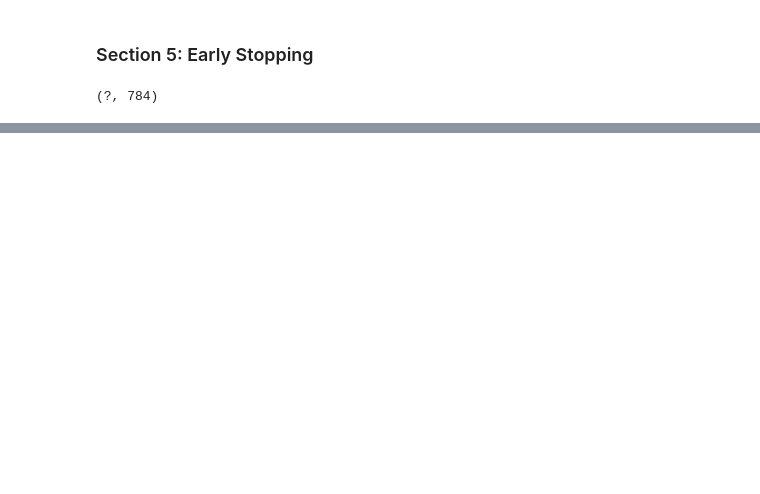
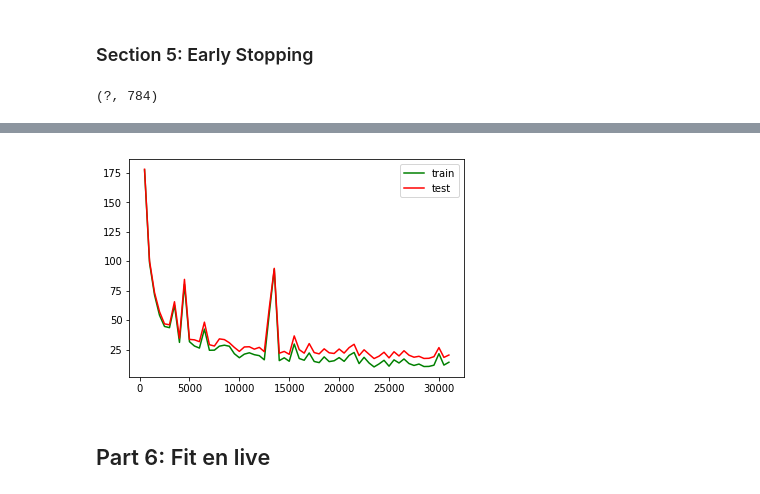
Before and after one commit to ArnaudDeleruyelle/Deep-Learning, a Jupyter notebook: 16-10-18-Jupyter/DeepLearning.ipynb, the cells around one changed output, grey strips where cells are left out. Drawn from its saved outputs; the diff is of its cells as text; code cells hidden in the pictures; blank space fills up the shorter version.

Commit message:
fit in live

```diff
--- a/16-10-18-Jupyter/DeepLearning.ipynb
+++ b/16-10-18-Jupyter/DeepLearning.ipynb
@@ -675,7 +676,7 @@ print(accuracy)
 # %% [markdown]
 ### Section 5: Early Stopping
 # %%
-def ES(x_train,x_test,y_train,y_test,model,n = 500, p = 8, verbose = 500):
+def ES(x_train,x_test,y_train,y_test,model,n = 500, p = 15, verbose = 500):
     sess = tf.Session()
     init_vars = tf.variables_initializer(tf.global_variables())
     sess.run(init_vars)
@@ -711,7 +712,7 @@ def ES(x_train,x_test,y_train,y_test,model,n = 500, p = 8, verbose = 500):
     best_model = saver.restore(sess, "/tmp/best_model.ckpt")
     return (sess,np.array(visualisation))
 # %%
-mlp_mnist = MLP(x_batch,[16,16,10], ['identity','identity','identity'])
+mlp_mnist = MLP(x_batch,[16,16,16,16,10], ['identity','identity','identity','identity','identity'])
 
 # output layer
 y_pred = mlp_mnist[-1]
@@ -757,0 +759,12 @@ print(accuracy)
+# %%
+# visualize error
+error = np.hsplit(visu,3)
+plt.plot(error[0],error[1], 'green', label='train')
+plt.plot(error[0],error[2], 'red',label='test')
+#plt.axis(ymax=1,ymin = 0)
+plt.legend()
+plt.show()
+# %% [output]
+[figure, added]
+# %% [markdown]
+## Part 6: Fit en live
```
Also changed, not shown: parts of 17 cells of this notebook.
